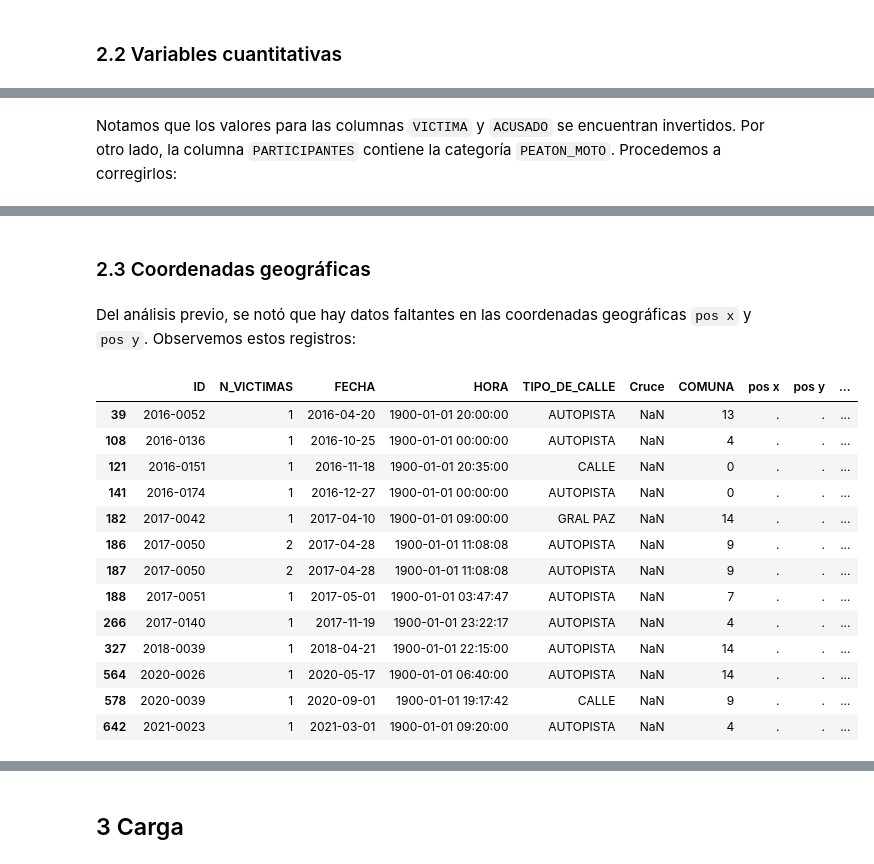
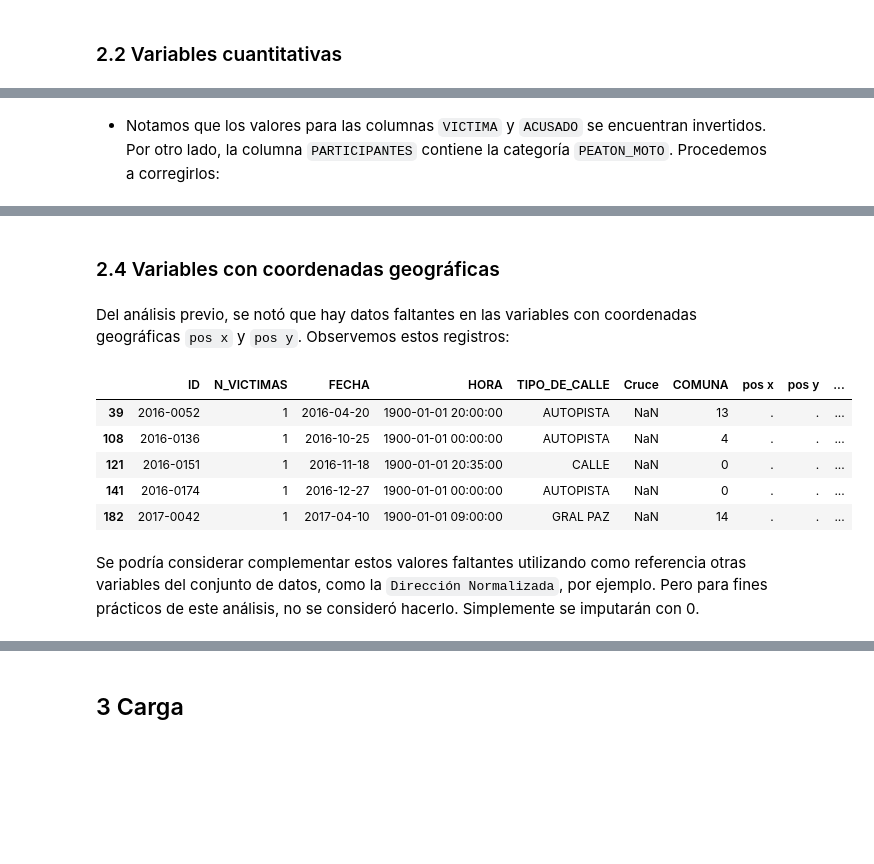
Before and after one commit to FreddyPinto/road-crashes-dataviz, a Jupyter notebook: notebooks/1.0-fp-etl.ipynb, the cells around one changed output, grey strips where cells are left out. Drawn from its saved outputs; the diff is of its cells as text; code cells hidden in the pictures; blank space fills up the shorter version.

```diff
--- a/notebooks/1.0-fp-etl.ipynb
+++ b/notebooks/1.0-fp-etl.ipynb
@@ -270,0 +241,4 @@ homicidios_df[['FECHA', 'HORA', 'fecha_hora']].sample(5)
+# %%
+# Creamos una nueva columna llamada 'encrucijada' que convierte la columna 'Cruce' a booleana
+homicidios_df['encrucijada'] = pd.notna(homicidios_df['Cruce'])
+homicidios_df[['Cruce', 'encrucijada']].sample(5)
@@ -280,19 +260,0 @@ array([19, 70, 30, 18, 29, 22, 16, 59, 65, 34, 41, 50, 38, 21, 52, 36, 20,
-# %%
-# Convertimos la columna 'EDAD' a tipo de dato numérico
-homicidios_df['EDAD'] = pd.to_numeric(homicidios_df['EDAD'], errors='coerce')
-
-# Definimos los límites de los intervalos de edad
-bins = [0, 18, 30, 45, 65, 100]
-
-# Definimos las etiquetas de los intervalos de edad
-labels = ['0-17', '18-29', '30-44', '45-64', '65+']
-
-# Creamos una nueva columna 'rango_edad' con los intervalos de edad
-homicidios_df['rango_edad'] = pd.cut(homicidios_df['EDAD'], bins=bins, labels=labels, right=False)
-
-# Agregar la categoría 'SD' a la columna 'rango_edad'
-homicidios_df['rango_edad'] = homicidios_df['rango_edad'].cat.add_categories('SD')
-homicidios_df['rango_edad'] = homicidios_df['rango_edad'].fillna('SD')
-
-# Mostrar el resultado
-homicidios_df[['EDAD','rango_edad']].sample(5)
@@ -308,4 +260,0 @@ homicidios_df[['EDAD','rango_edad']].sample(5)
-# %%
-# Creamos una nueva columna llamada 'es_cruce' que convierte la columna 'Cruce' a booleana
-homicidios_df['es_cruce'] = pd.notna(homicidios_df['Cruce'])
-homicidios_df[['Cruce', 'es_cruce']]
@@ -364,7 +269,7 @@ homicidios_df[homicidios_df['VICTIMA'].isin(['OBJETO FIJO', 'PEATON_MOTO'])]
 | 602 | 2020-0063 | 2 | 2020-12-05 | 1900-01-01 07:10:00 | CALLE | ALTA GRACIA | 11 | -58.52783814 | -34.61047001 | ... |
 | 603 | 2020-0063 | 2 | 2020-12-05 | 1900-01-01 07:10:00 | CALLE | ALTA GRACIA | 11 | -58.52783814 | -34.61047001 | ... |
 # %% [markdown]
-Notamos que los valores para las columnas `VICTIMA` y `ACUSADO` se encuentran invertidos. Por otro lado, la columna `PARTICIPANTES` contiene la categoría `PEATON_MOTO`.  Procedemos a corregirlos:
+* Notamos que los valores para las columnas `VICTIMA` y `ACUSADO` se encuentran invertidos. Por otro lado, la columna `PARTICIPANTES` contiene la categoría `PEATON_MOTO`.  Procedemos a corregirlos:
 # %%
 # Invertimos los valores de las columnas 'VICTIMA' y 'ACUSADO' en los índices 237 y 238
 homicidios_df.loc[[237, 238], ['VICTIMA', 'ACUSADO']] = homicidios_df.loc[[237, 238], ['ACUSADO', 'VICTIMA']].values
@@ -379,26 +284,20 @@ homicidios_df[homicidios_df['ID'].isin(['2017-0108', '2020-0063'])]
 | 602 | 2020-0063 | 2 | 2020-12-05 | 1900-01-01 07:10:00 | CALLE | ALTA GRACIA | 11 | -58.52783814 | -34.61047001 | ... |
 | 603 | 2020-0063 | 2 | 2020-12-05 | 1900-01-01 07:10:00 | CALLE | ALTA GRACIA | 11 | -58.52783814 | -34.61047001 | ... |
 # %% [markdown]
-### 2.3 Coordenadas geográficas
+### 2.4 Variables con coordenadas geográficas
 # %% [markdown]
-Del análisis previo, se notó que hay datos faltantes en las coordenadas geográficas `pos x` y `pos y`. Observemos estos registros:
+Del análisis previo, se notó que hay datos faltantes en las variables con coordenadas geográficas `pos x` y `pos y`. Observemos estos registros:
 # %%
-homicidios_df[homicidios_df['pos x'] == '.']
+homicidios_df[homicidios_df['pos x'] == '.'].head()
 # %% [output]
 |  | ID | N_VICTIMAS | FECHA | HORA | TIPO_DE_CALLE | Cruce | COMUNA | pos x | pos y | ... |
 | 39 | 2016-0052 | 1 | 2016-04-20 | 1900-01-01 20:00:00 | AUTOPISTA | NaN | 13 | . | . | ... |
 | 108 | 2016-0136 | 1 | 2016-10-25 | 1900-01-01 00:00:00 | AUTOPISTA | NaN | 4 | . | . | ... |
 | 121 | 2016-0151 | 1 | 2016-11-18 | 1900-01-01 20:35:00 | CALLE | NaN | 0 | . | . | ... |
 | 141 | 2016-0174 | 1 | 2016-12-27 | 1900-01-01 00:00:00 | AUTOPISTA | NaN | 0 | . | . | ... |
 | 182 | 2017-0042 | 1 | 2017-04-10 | 1900-01-01 09:00:00 | GRAL PAZ | NaN | 14 | . | . | ... |
-| 186 | 2017-0050 | 2 | 2017-04-28 | 1900-01-01 11:08:08 | AUTOPISTA | NaN | 9 | . | . | ... |
-| 187 | 2017-0050 | 2 | 2017-04-28 | 1900-01-01 11:08:08 | AUTOPISTA | NaN | 9 | . | . | ... |
-| 188 | 2017-0051 | 1 | 2017-05-01 | 1900-01-01 03:47:47 | AUTOPISTA | NaN | 7 | . | . | ... |
-| 266 | 2017-0140 | 1 | 2017-11-19 | 1900-01-01 23:22:17 | AUTOPISTA | NaN | 4 | . | . | ... |
-| 327 | 2018-0039 | 1 | 2018-04-21 | 1900-01-01 22:15:00 | AUTOPISTA | NaN | 14 | . | . | ... |
-| 564 | 2020-0026 | 1 | 2020-05-17 | 1900-01-01 06:40:00 | AUTOPISTA | NaN | 14 | . | . | ... |
-| 578 | 2020-0039 | 1 | 2020-09-01 | 1900-01-01 19:17:42 | CALLE | NaN | 9 | . | . | ... |
-| 642 | 2021-0023 | 1 | 2021-03-01 | 1900-01-01 09:20:00 | AUTOPISTA | NaN | 4 | . | . | ... |
+# %% [markdown]
+Se podría considerar complementar estos valores faltantes utilizando como referencia otras variables del conjunto de datos, como la `Dirección Normalizada`, por ejemplo. Pero para fines prácticos de este análisis, no se consideró hacerlo. Simplemente se imputarán con 0.
 # %%
 # Se reemplazan los valores faltantes por 0
 homicidios_df[['pos x', 'pos y']] = homicidios_df[['pos x', 'pos y']].replace('.', 0)
```
Also changed, not shown: parts of 45 cells of this notebook.
